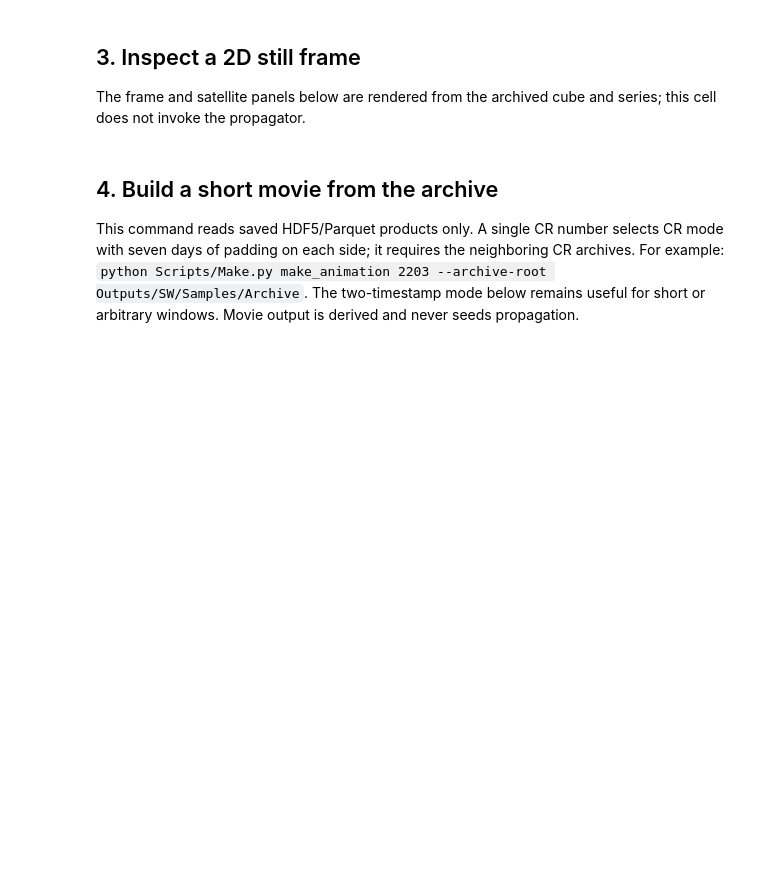
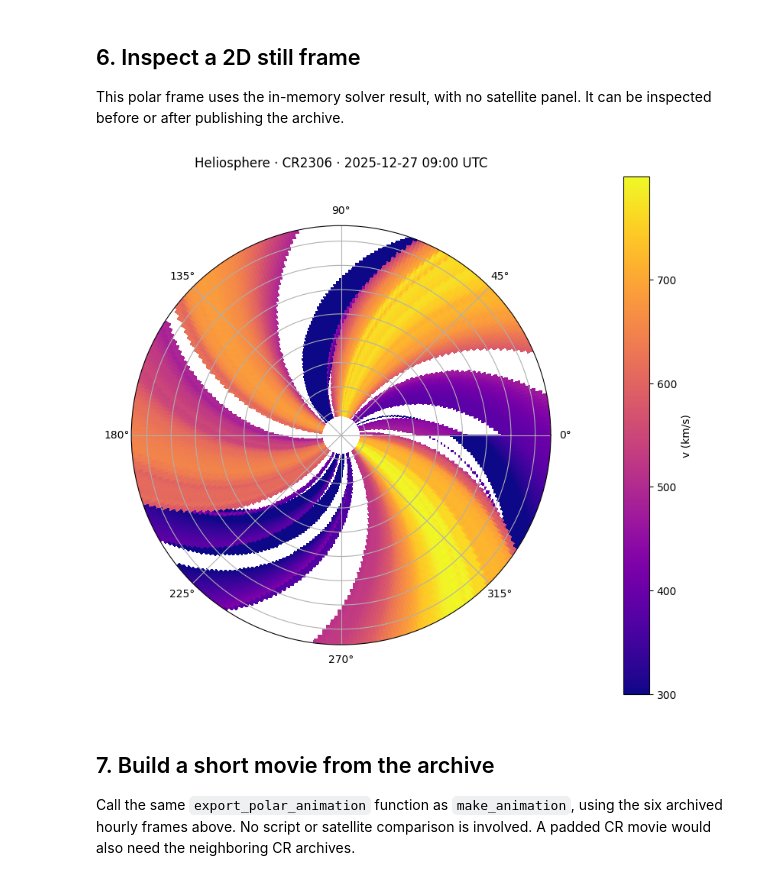
Before and after one commit to oscu0/helio-n, a Jupyter notebook: SW 4.ipynb, the cells around one changed output. Cells and saved outputs as stored; diff of their text form; code cells hidden in the pictures; blank space fills up the shorter version.

Commit message:
Codex: Refine SW4 and satellite comparisons

```diff
--- a/SW 4.ipynb
+++ b/SW 4.ipynb
@@ -31,0 +41,6 @@ The example archive is separate from the future production SQL archive. The comm
+# %%
+date_range = (pd.Timestamp("2025-12-25"), pd.Timestamp("2026-01-12"))
+cr = int(np.ceil(carrington_rotation_number(date_range[0])))
+ballistic = load_ballistic_spec()
+cr_start, cr_end = cr_bounds(cr, ballistic["output_step_minutes"])
+cr, cr_start, cr_end
@@ -46,0 +120,20 @@ cr_start, cr_end
+# %%
+grid, speed, propagation_stats = propagate_ballistic(
+    df_v_run=prepared["df_v"],
+    sim_start=min(prepared["sim_start"], cr_start),
+    sim_end=max(prepared["sim_end"], cr_end),
+    output_step_minutes=step, rotation_state=rotation,
+    r0=ballistic["r0"], r_max=ballistic["r_max"], r_step=ballistic["r_step"],
+    maximum_source_gap_hours=ballistic["maximum_input_gap_hours"],
+)
+cube_info = cube_stats(speed, empirical.slow_sw_speed(grid.time_axis))
+core = (grid.time_axis >= cr_start) & (grid.time_axis < cr_end)
+display(pd.Series({
+    "cube shape": speed.shape, "core frames": int(core.sum()),
+    "finite fraction": float(np.isfinite(speed[core]).mean()),
+    "source points": propagation_stats.source_points,
+    "source segments": propagation_stats.source_segments,
+    "propagation seconds": propagation_stats.prop_seconds,
+    "slow-wind cells": cube_info.slow_cells,
+}))
+cube_info.speed_range
@@ -64,6 +256,7 @@ series
 # %%
-window_start = pd.Timestamp("2018-04-22 00:00")
+window_start = max(date_range[0], cr_start)
 window_end = window_start + pd.Timedelta(hours=6)
+assert window_end <= min(date_range[1], cr_end)
 window_cube = load_cube(archive_root, window_start, window_end)
 window_series = load_series(archive_root, window_start, window_end)
 assert window_cube.sizes["time"] == 6
@@ -72,24 +291,17 @@ window_cube.speed.isel(time=0)
 # %% [markdown]
-## 3. Inspect a 2D still frame
+## 6. Inspect a 2D still frame
 
-The frame and satellite panels below are rendered from the archived cube and series; this cell does not invoke the propagator.
+This polar frame uses the in-memory solver result, with no satellite panel. It can be inspected before or after publishing the archive.
 # %%
-comparison_frames = {
-    sat: series["satellite"][sat].copy()
-    for sat in series["satellite"].columns.get_level_values(0).unique()
-}
-for sat, frame in comparison_frames.items():
-    frame.attrs["label"] = {"ace_earth": "ACE @ Earth", "stereo_a": "STEREO-A"}.get(sat, sat)
-times = pd.DatetimeIndex(cube.time.values)
-finite_speed = cube.speed.values[np.isfinite(cube.speed.values)]
 plot_polar_snapshot(
-    str(window_start), times, cube.phi.values, cube.r.values,
-    cube.speed.values, (float(finite_speed.min()), float(finite_speed.max())),
-    cube.is_slow_wind.values, load_empirical_spec().slow_sw_speed(times),
-    comparison_frames,
+    str(window_start), grid.time_axis, grid.phi_axis, grid.r_axis,
+    speed, cube_info.speed_range, cube_info.slow_wind_mask,
+    empirical.slow_sw_speed(grid.time_axis), {},
 )
+# %% [output]
+[figure, added]
 # %% [markdown]
-## 4. Build a short movie from the archive
+## 7. Build a short movie from the archive
 
-This command reads saved HDF5/Parquet products only. A single CR number selects CR mode with seven days of padding on each side; it requires the neighboring CR archives. For example: `python Scripts/Make.py make_animation 2203 --archive-root Outputs/SW/Samples/Archive`. The two-timestamp mode below remains useful for short or arbitrary windows. Movie output is derived and never seeds propagation.
+Call the same `export_polar_animation` function as `make_animation`, using the six archived hourly frames above. No script or satellite comparison is involved. A padded CR movie would also need the neighboring CR archives.
 # %%
```
Also changed, not shown: parts of 15 cells of this notebook, 8 other files.
